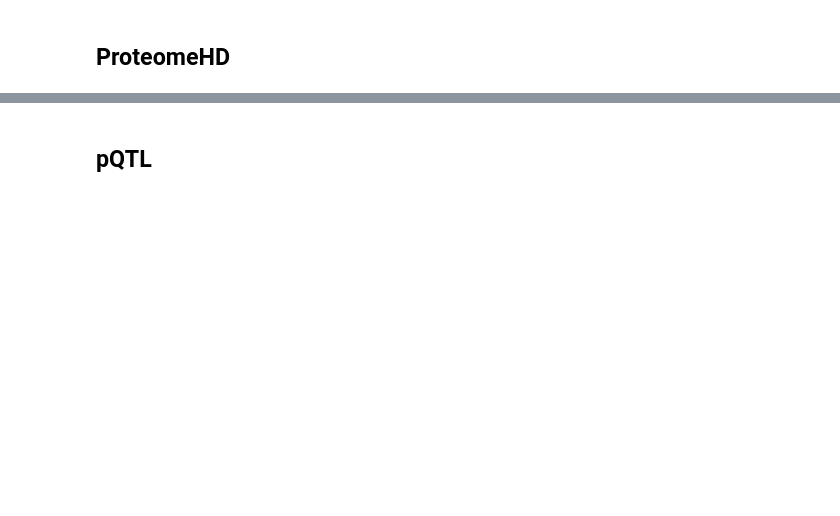
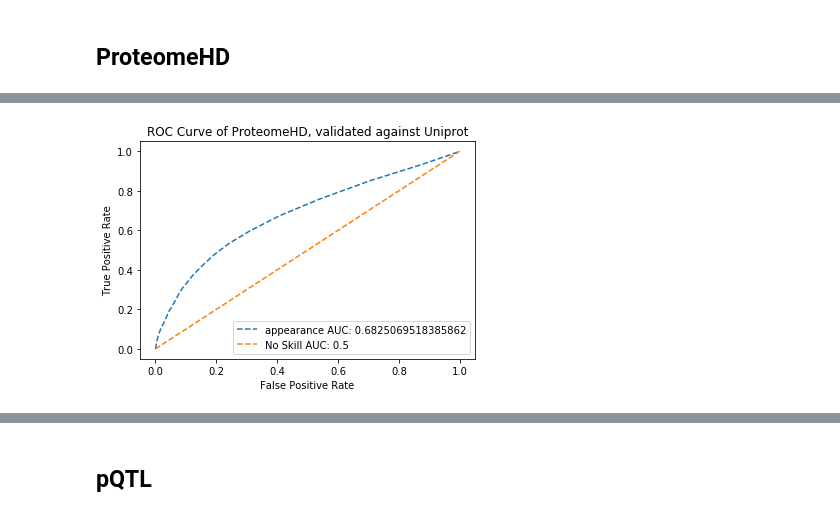
Before and after one commit to hoyinchu/ProteomicsResearch, a Jupyter notebook: notebooks/GenerativeLinkPrediction.ipynb, the cells around one changed output, grey strips where cells are left out. Drawn from its saved outputs; the diff is of its cells as text; code cells hidden in the pictures; blank space fills up the shorter version.

```diff
--- a/notebooks/GenerativeLinkPrediction.ipynb
+++ b/notebooks/GenerativeLinkPrediction.ipynb
@@ -10,33 +17 @@ import matplotlib.pyplot as plt
 PATH_ROOT = os.getcwd().replace("\\","/").replace("/notebooks","")
-# %%
-# original vector values are both nonzero
-def find_common_observations(vector1,vector2):
-  vector1_bool = np.where(vector1 != 0, 1, 0)
-  vector2_bool = np.where(vector2 != 0, 1, 0)
-  take_indices = np.logical_and(vector1_bool,vector2_bool)
-  take_indices = take_indices.nonzero()[0]
-  x1 = np.take(vector1,take_indices)
-  x2 = np.take(vector2,take_indices)
-  return x1,x2
-
-# Appends list of tuples to csv
-def append_to_csv(file_name,column_names,cor_tuples):
-  with open(file_name, 'a+', newline='') as write_obj:
-    csv_writer = writer(write_obj)
-    if column_names is not None:
-      csv_writer.writerow(column_names)
-    for cor_tuple in cor_tuples:
-      csv_writer.writerow(cor_tuple)
-
-def write_json_to(json_dict,path):
-  json_to_write = json.dumps(json_dict)
-  write_file = open(path,"w")
-  write_file.write(json_to_write)
-  write_file.close()
-
-def read_json_from(path):
-  with open(path, "r") as read_file:
-    init_dict = json.load(read_file)
-    if isinstance(init_dict,str):
-        return eval(init_dict)
-    return init_dict
@@ -289,0 +437,4 @@ proteomeHD_chunked_precision
+# %%
+proteomeHD_pred_df = convert_prediction_to_df(proteomeHD_simplified_protein_ids,proteomeHD_chunked_candidates[:,0],proteomeHD_chunked_candidates[:,1])
+proteomeHD_pred_df = validate_relations_in_df(proteomeHD_pred_df)
+proteomeHD_pred_df
@@ -289,0 +455,4 @@ proteomeHD_chunked_precision
+# %%
+df_roc_analysis(proteomeHD_pred_df,['appearance'],'subcellular_location','ProteomeHD','Uniprot')
+# %% [output]
+[figure, added]
```
Also changed, not shown: parts of 69 cells of this notebook, 8 other files.
